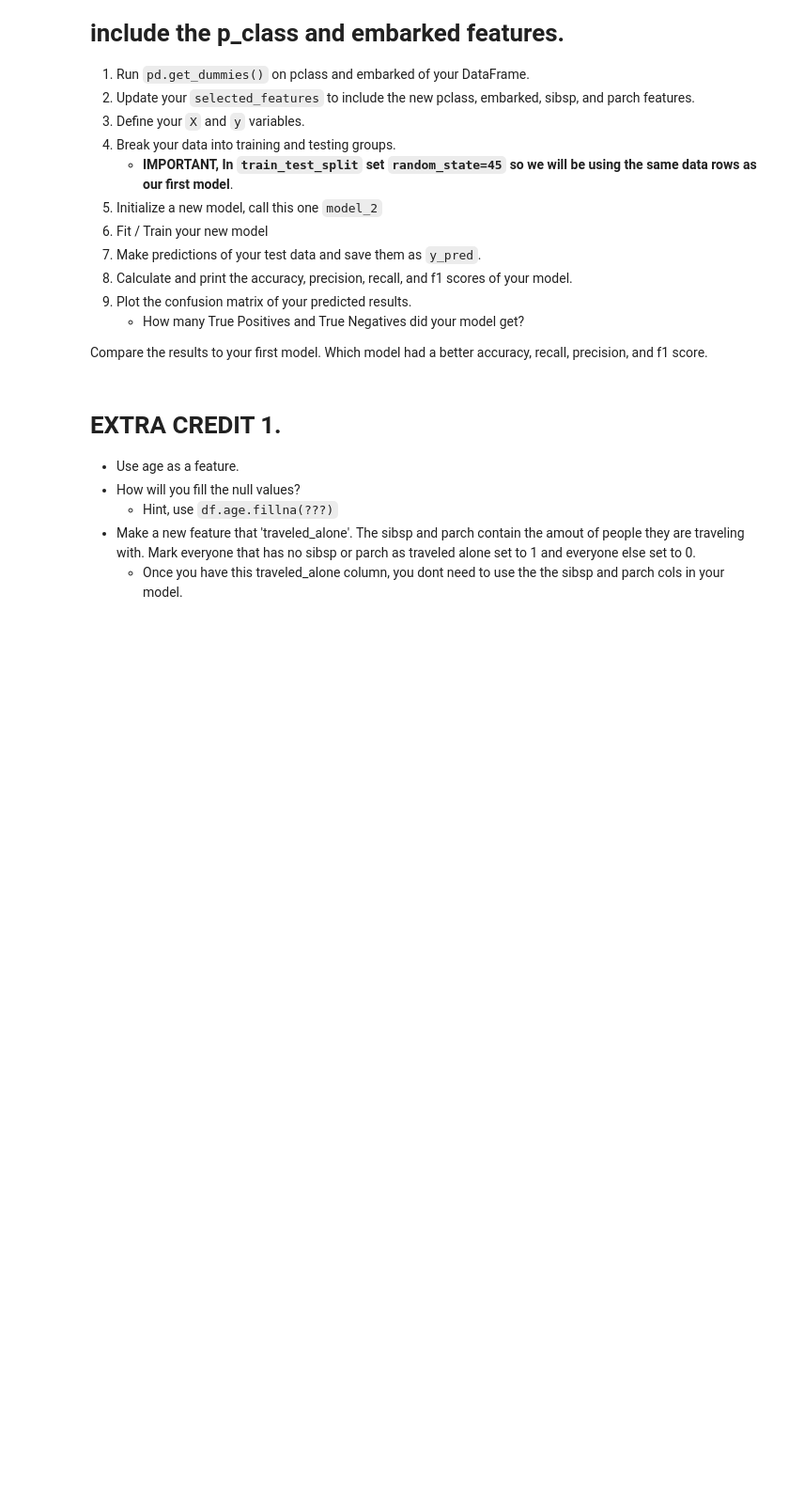
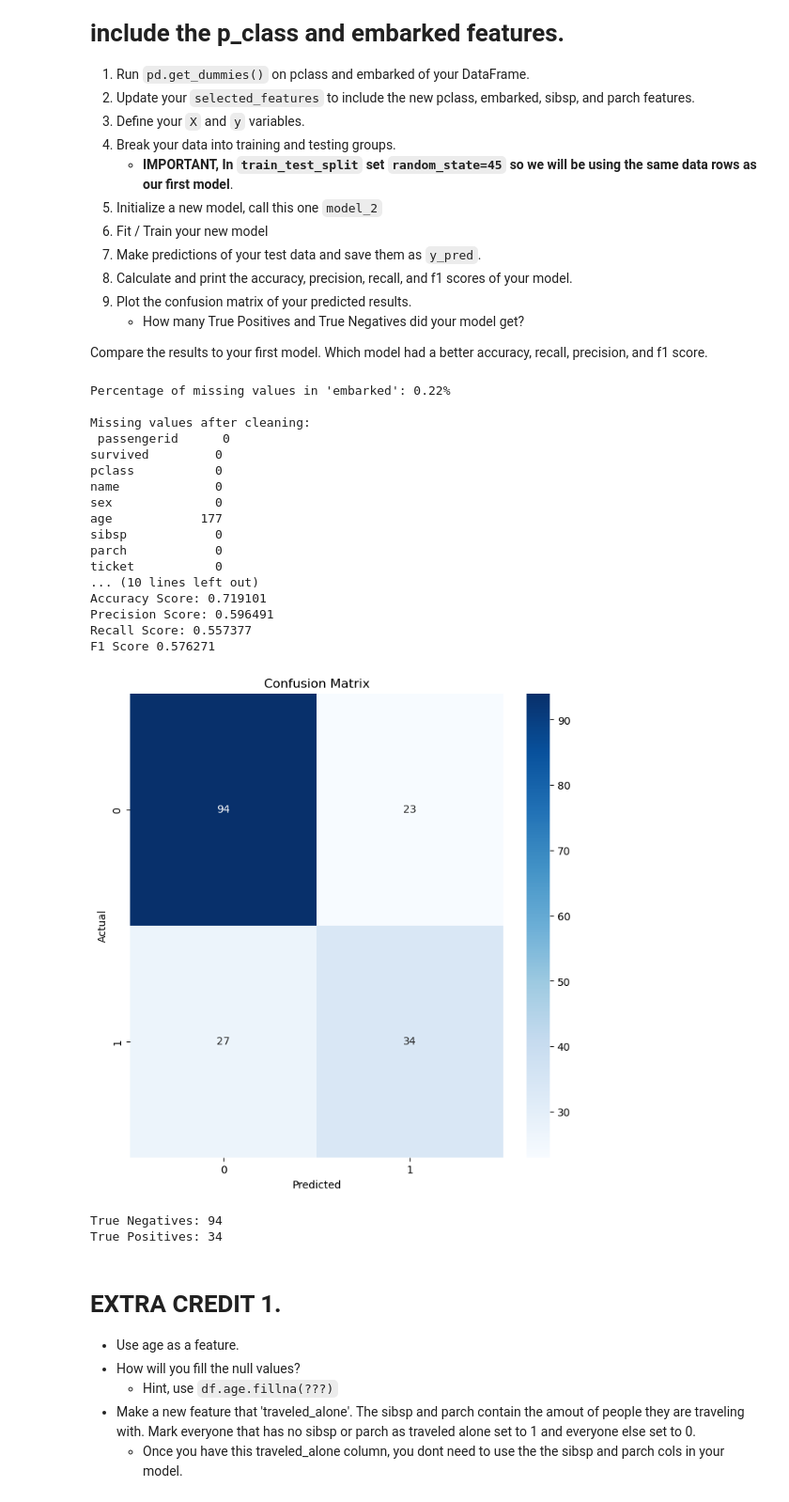
Before and after one commit to ImrulNYC/My-fork-2024-DS-Tue, a Jupyter notebook: Week-06-Classification/Exercise_IH.ipynb, the cells around one changed output. Shown at 94% size. Drawn from its saved outputs; the diff is of its cells as text; code cells hidden in the pictures; blank space fills up the shorter version.

```diff
--- a/Week-06-Classification/Exercise_IH.ipynb
+++ b/Week-06-Classification/Exercise_IH.ipynb
@@ -229,46 +242,89 @@ Compare the results to your first model. Which model had a better accuracy, reca
 df = pd.read_csv('data/titanic.csv')
 
 # Run pd.get_dummies on pclass and embarked of your DataFrame.
-
+null_percentage_embarked = df['embarked'].isnull().mean() * 100
+print(f"Percentage of missing values in 'embarked': {null_percentage_embarked:.2f}%")
 
 # Update your `selected_features` to include the new pclass and embarked features.
+df_cleaned = df.dropna(subset=['embarked']).copy()
+missing_values_after_cleaning = df_cleaned.isnull().sum()
+print("\nMissing values after cleaning:\n", missing_values_after_cleaning)
+df_cleaned = pd.get_dummies(df_cleaned, columns=['pclass', 'embarked'], drop_first=True)
+print("\nUpdated columns after get_dummies:\n", df_cleaned.columns)
+
+selected_features = ['sibsp', 'parch', 'pclass_2', 'pclass_3', 'embarked_Q', 'embarked_S']
 
 # Define your X and y variables
+X = df_cleaned[selected_features]
+y = df_cleaned['survived']
+
 
 
 # Split our data into testing and training.
 # !!! Remeber to use the same random state as you used before
-
+X_train, X_test, y_train, y_test = train_test_split(X, y, test_size=0.2, random_state=45)
 
 # Initalize our model_2
 model_2 = LogisticRegression()
 
 # Fit / Train our model using our training data.
-
+model_2.fit(X=X_train, y=y_train)
 # Make new predicitions using our testing data.
+y_pred = model_2.predict(X_test)
 
 # Calculate our accuracy
-accuracy_2 = ???
+accuracy_2 = accuracy_score(y_test, y_pred)
 
 # Calculate our precision score
-precision_2 = ???
+precision_2 = precision_score(y_test, y_pred)
 
 # Calculate our recall score
-recall_2 = ???
+recall_2 = recall_score(y_test, y_pred)
 
 # Calculate your f1-score
-f1_2 = ???
+f1_2 = f1_score(y_test, y_pred)
 
 # Print each of our scores to inspect performance.
 print("Accuracy Score: %f" % accuracy_2)
 print("Precision Score: %f" % precision_2)
 print("Recall Score: %f" % recall_2)
 print('F1 Score %f' % f1_2)
 
 # Plot your confusion matrix.
+import matplotlib.pyplot as plt
 fig = plt.figure(figsize=(8,8))
+conf_matrix = confusion_matrix(y_test, y_pred)
+sns.heatmap(conf_matrix, annot=True, cmap='Blues', fmt='d')
+
+plt.title('Confusion Matrix')
 plt.xlabel('Predicted')
-plt.ylabel('Actual');
+plt.ylabel('Actual')
+plt.show()
+
+tn, fp, fn, tp = confusion_matrix(y_test, y_pred).ravel()
+
+print(f'True Negatives: {tn} \nTrue Positives: {tp}')
+# %% [output]
+Percentage of missing values in 'embarked': 0.22%
+
+Missing values after cleaning:
+ passengerid      0
+survived         0
+pclass           0
+name             0
+sex              0
+age            177
+sibsp            0
+parch            0
+ticket           0
+... (10 lines left out)
+Accuracy Score: 0.719101
+Precision Score: 0.596491
+Recall Score: 0.557377
+F1 Score 0.576271
+[figure, added]
+True Negatives: 94
+True Positives: 34
 # %% [markdown]
 # EXTRA CREDIT 1.
 * Use age as a feature.
```
Also changed, not shown: parts of 2 cells of this notebook.
